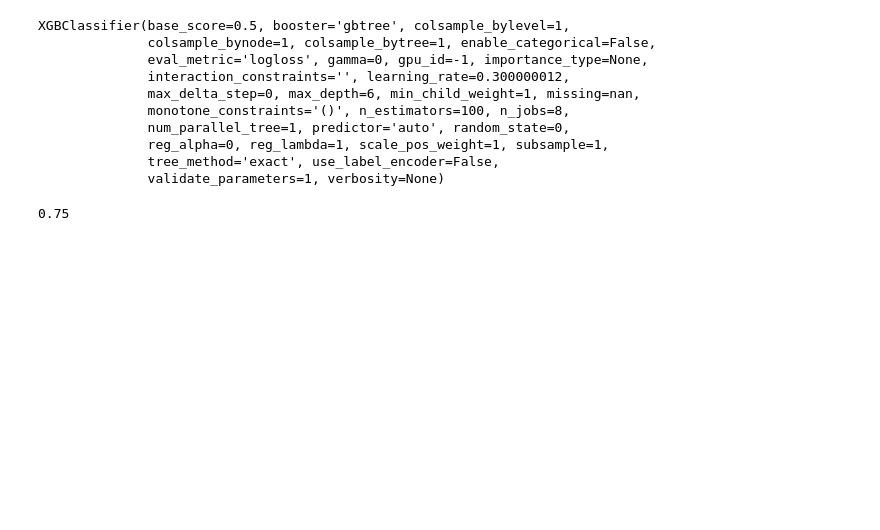
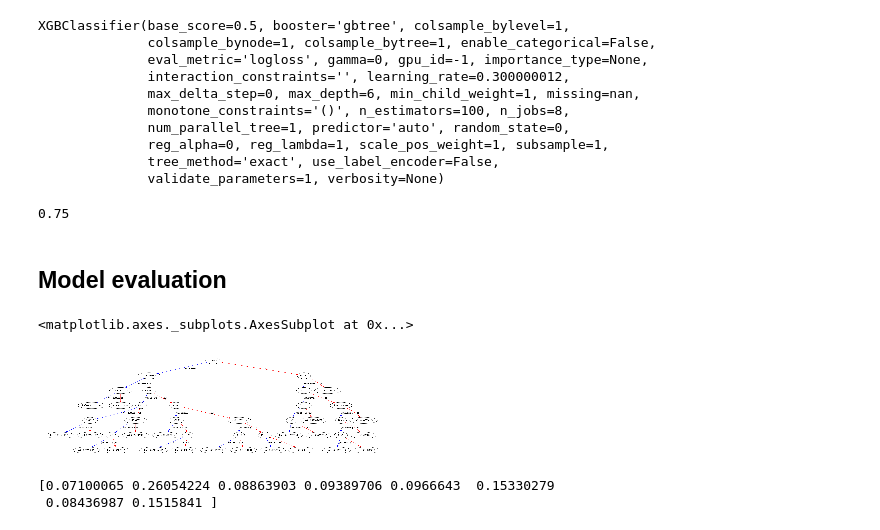
Before and after one commit to AlexeyMarg/ML_models, a Jupyter notebook: example_notebooks/20_XGBoost_classifier.ipynb, the cells around one changed output. Cells and saved outputs as stored; diff of their text form; code cells hidden in the pictures; blank space fills up the shorter version.

```diff
--- a/example_notebooks/20_XGBoost_classifier.ipynb
+++ b/example_notebooks/20_XGBoost_classifier.ipynb
@@ -40,3 +40,17 @@ y_pred = model.predict(X_test)
 print(accuracy_score(y_test, y_pred))
 # %% [output]
 0.75
+# %% [markdown]
+## Model evaluation
+# %%
+from xgboost import plot_tree
+
+plot_tree(model)
+# %% [output]
+<matplotlib.axes._subplots.AxesSubplot at 0x...>
+[figure, added]
+# %%
+print(model.feature_importances_)
+# %% [output]
+[0.07100065 0.26054224 0.08863903 0.09389706 0.0966643  0.15330279
+ 0.08436987 0.1515841 ]
```
Also changed, not shown: parts of 11 cells of this notebook.
